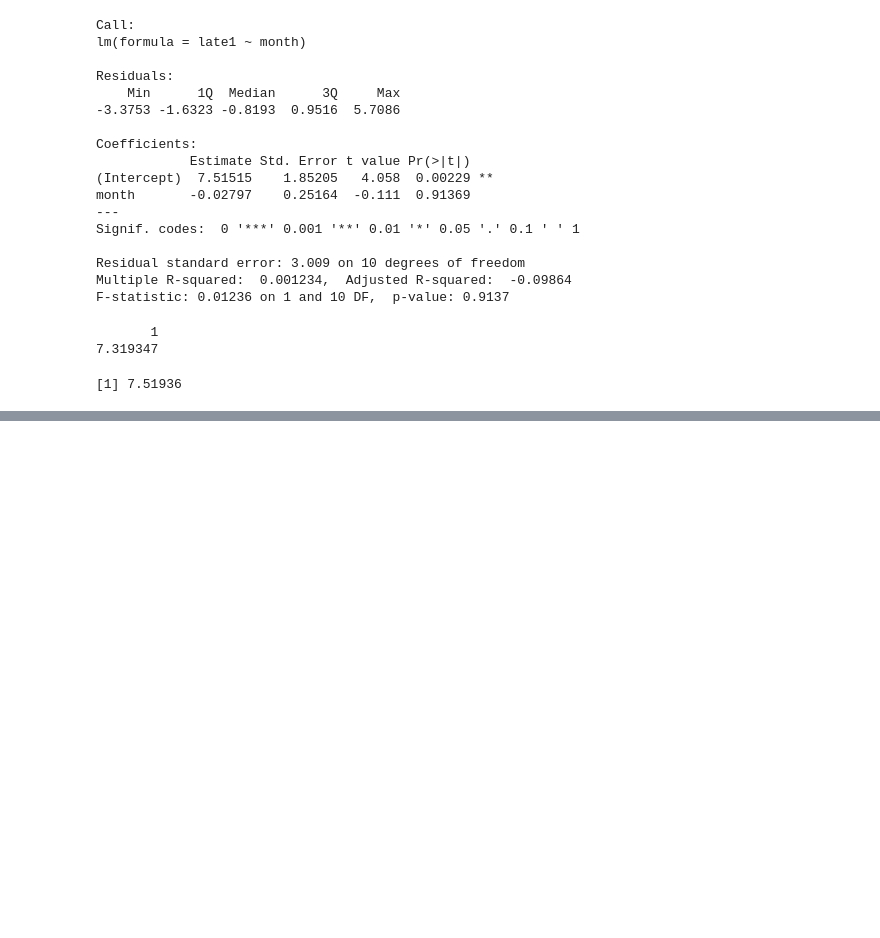
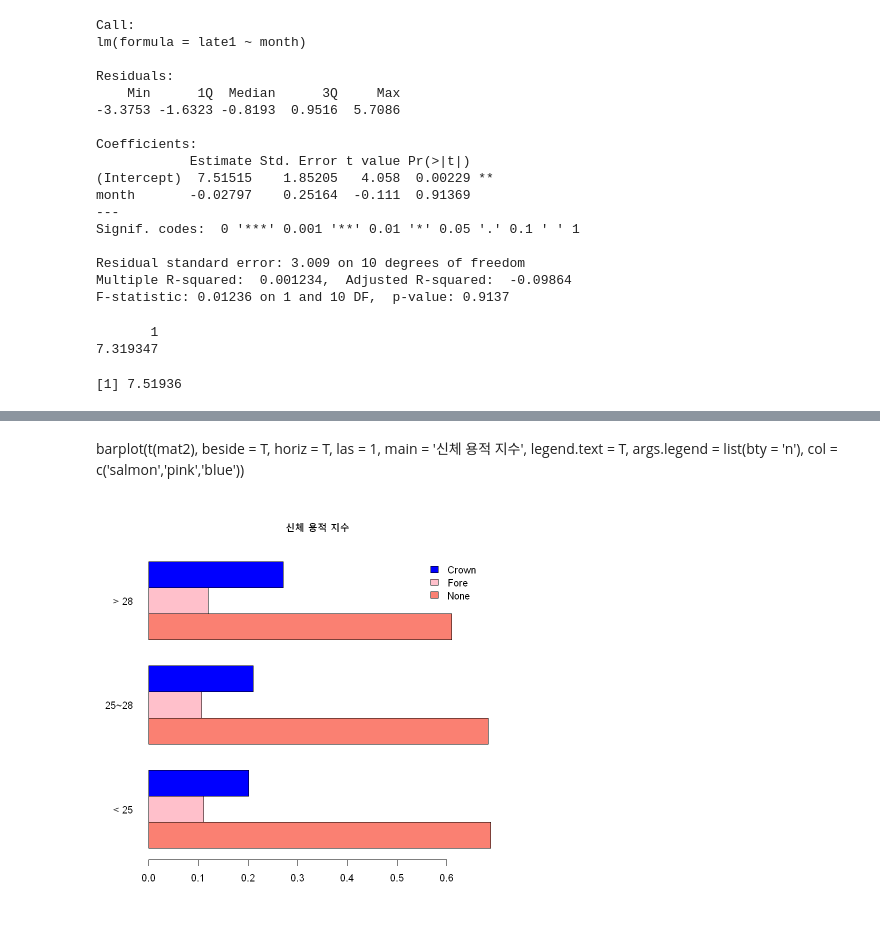
Before and after one commit to layla-focalors/r_learning_mx, a Jupyter notebook: Serika/레피드.ipynb, the cells around one changed output, grey strips where cells are left out. Drawn from its saved outputs; the diff is of its cells as text; code cells hidden in the pictures; blank space fills up the shorter version.

```diff
--- a/Serika/레피드.ipynb
+++ b/Serika/레피드.ipynb
@@ -262,3 +262,5 @@ predict(lm.res, newdata = data.frame(month = 7))
 7.71515 + -0.02797 * 7
 # %% [output]
 [1] 7.51936
+# %%
+mat1 = matrix(c(137, 218, 153, 22, 34, 30, 40, 67, 68), nrow = 3, byrow = F)
@@ -264,0 +286,2 @@ predict(lm.res, newdata = data.frame(month = 7))
+# %%
+mat2 = prop.table(mat1, 1)
@@ -264,0 +296,16 @@ predict(lm.res, newdata = data.frame(month = 7))
+# %% [markdown]
+barplot(t(mat2), beside = T, horiz = T,
+       las = 1,
+       main = '신체 용적 지수',
+       legend.text = T,
+       args.legend = list(bty = 'n'),
+       col = c('salmon','pink','blue'))
+# %%
+barplot(t(mat2), beside = T, horiz = T,
+       las = 1,
+       main = '신체 용적 지수',
+       legend.text = T,
+       args.legend = list(bty = 'n'),
+       col = c('salmon','pink','blue'))
+# %% [output]
+[figure, added]
```
Also changed, not shown: parts of 49 cells of this notebook.
